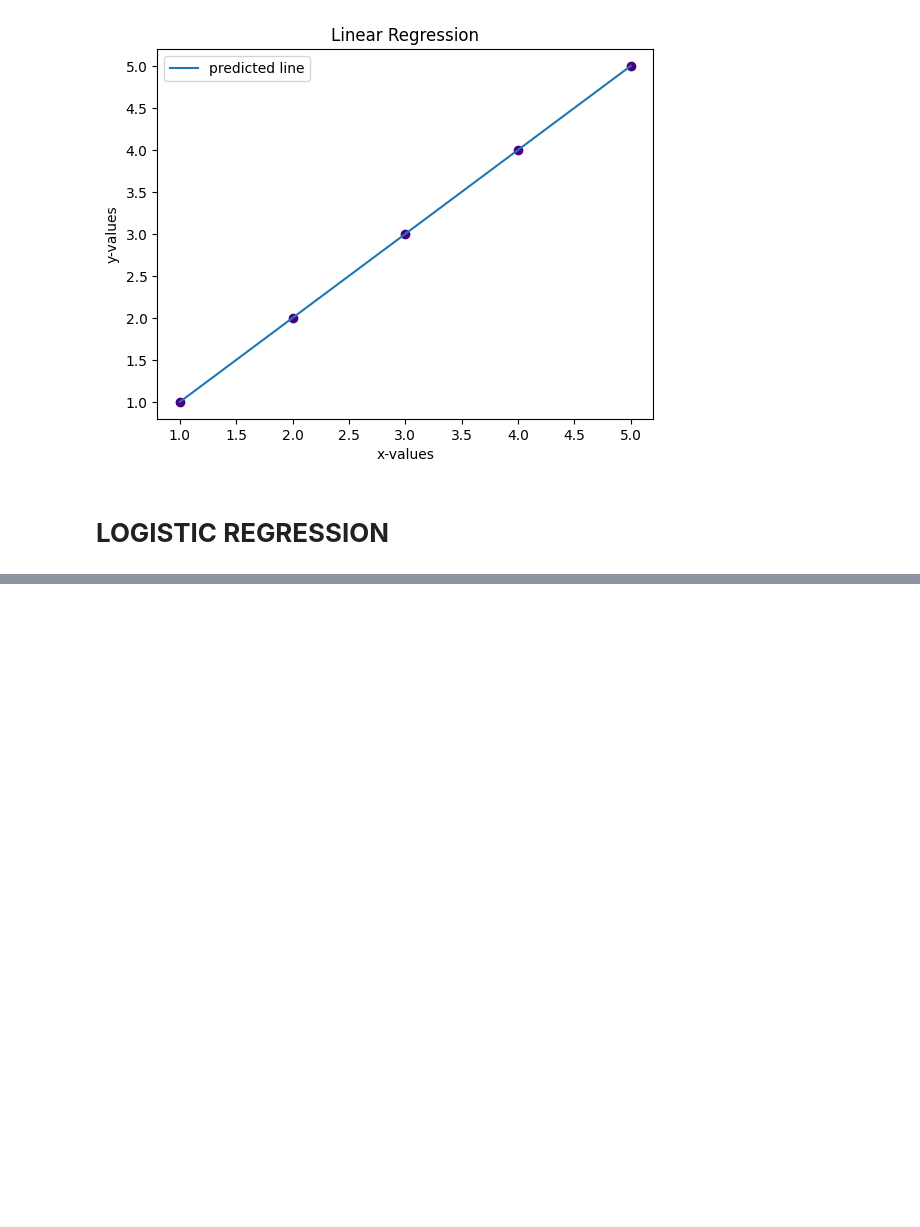
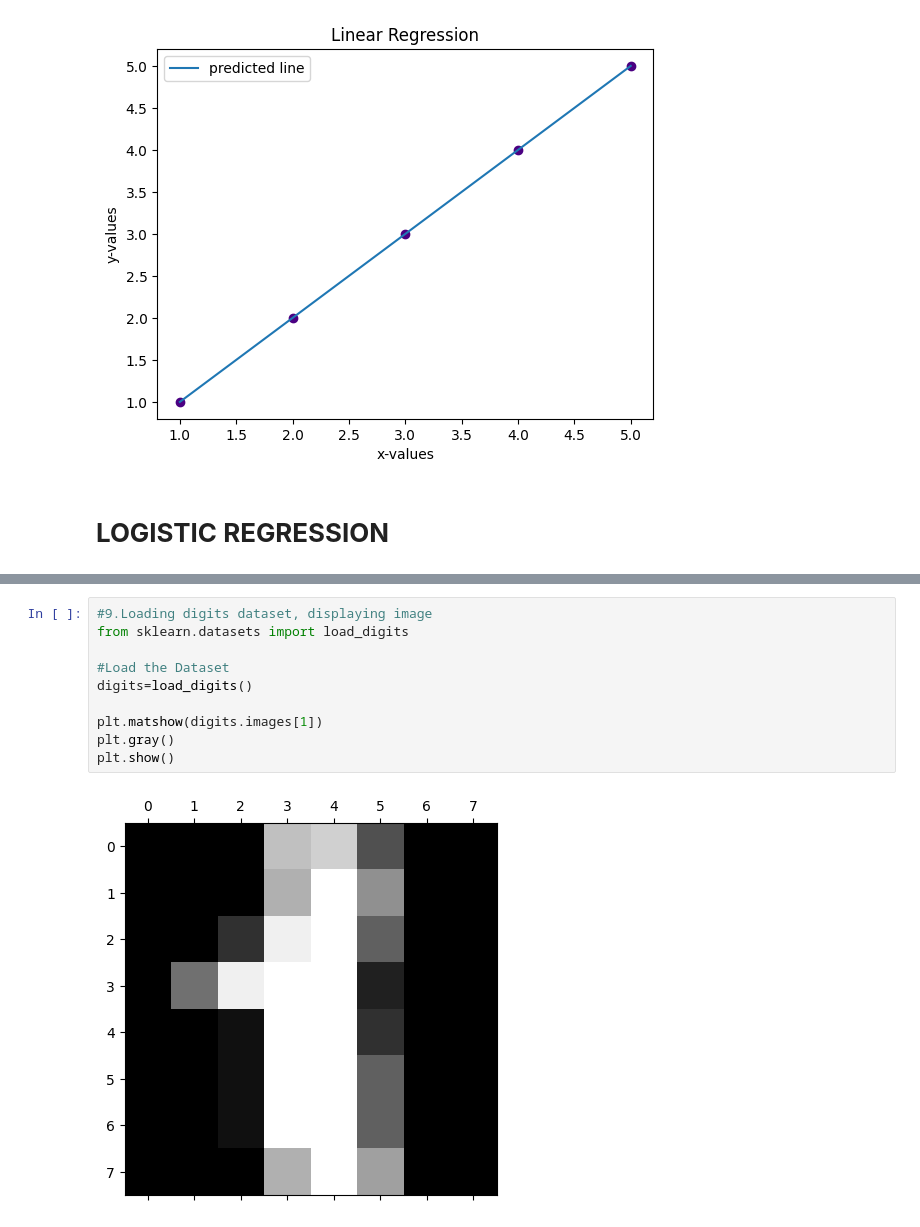
Before and after one commit to lokeshneerasa/MACHINE-LEARNING, a Jupyter notebook: MACHINE_LEARNING.ipynb, the cells around one changed output, grey strips where cells are left out. Saved outputs shown, nothing was run; the diff lists cells and outputs as text; blank space fills up the shorter version.

```diff
--- a/MACHINE_LEARNING.ipynb
+++ b/MACHINE_LEARNING.ipynb
@@ -2285,0 +2690,12 @@ Mean Absolute Error: 0.0
+# %%
+#9.Loading digits dataset, displaying image
+from sklearn.datasets import load_digits
+
+#Load the Dataset
+digits=load_digits()
+
+plt.matshow(digits.images[1])
+plt.gray()
+plt.show()
+# %% [output]
+[figure, added]
```
Also changed, not shown: parts of 29 cells of this notebook.
